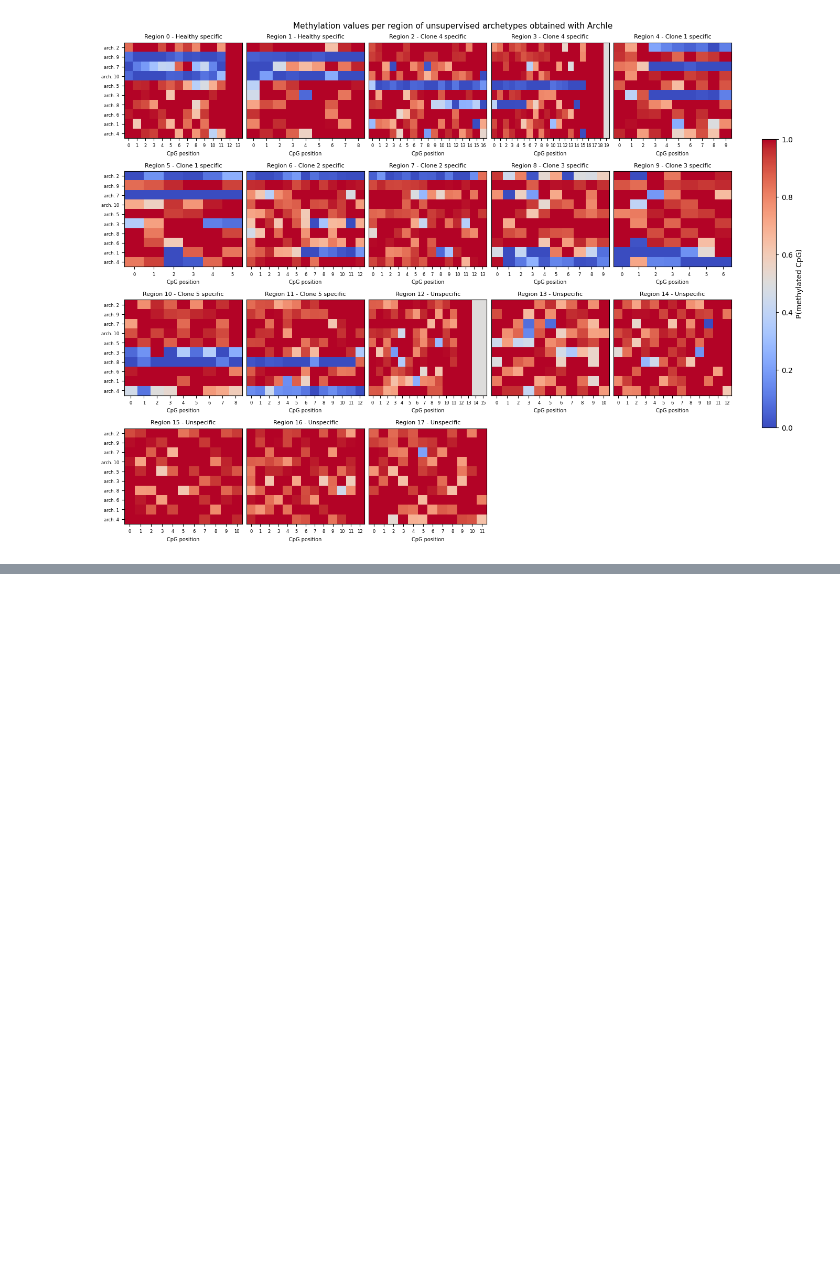
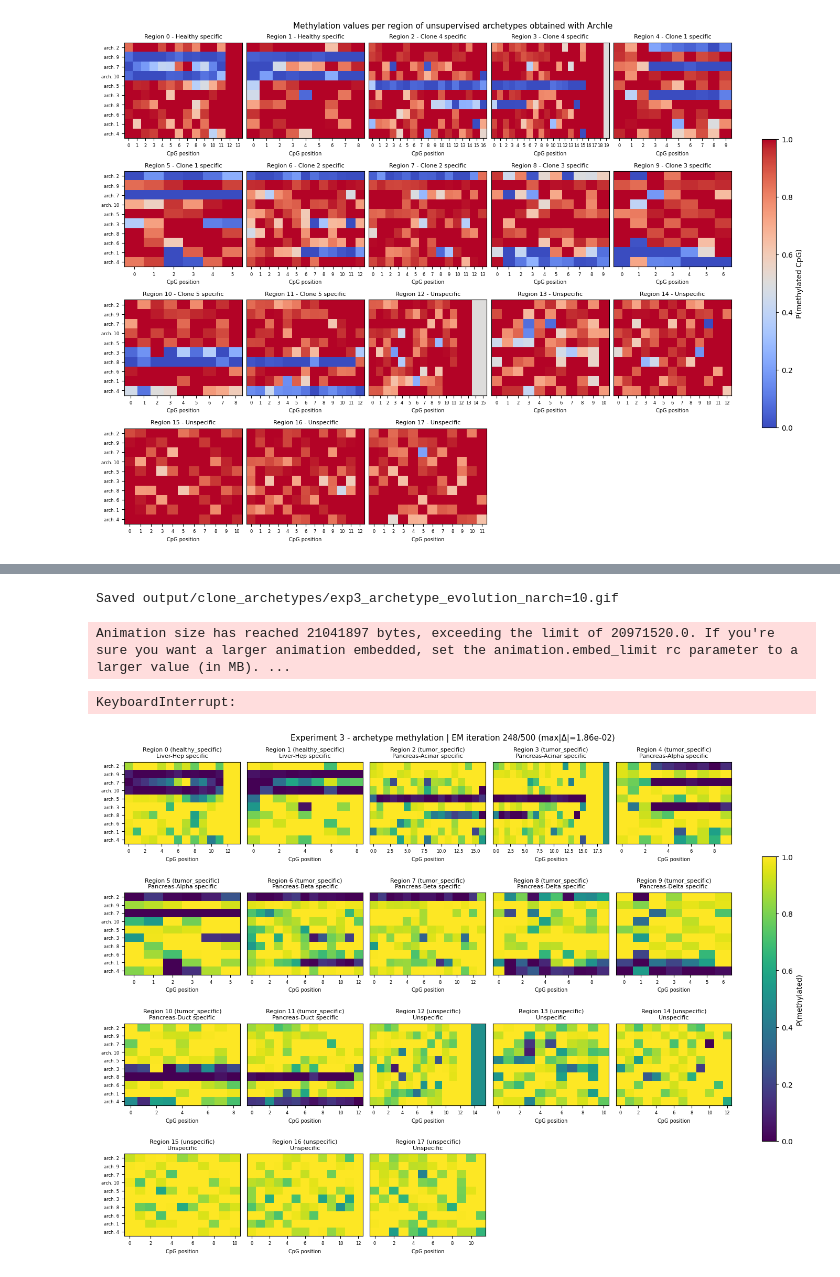
Before and after one commit to CompEpigen/syto, a Jupyter notebook: EDA/extract_soft_labels_from_noisy_samples/clone_archetypes/exp_clone_archetypes.ipynb, the cells around one changed output, grey strips where cells are left out. Drawn from its saved outputs; the diff is of its cells as text; code cells hidden in the pictures; blank space fills up the shorter version.

```diff
--- a/EDA/extract_soft_labels_from_noisy_samples/clone_archetypes/exp_clone_archetypes.ipynb
+++ b/EDA/extract_soft_labels_from_noisy_samples/clone_archetypes/exp_clone_archetypes.ipynb
@@ -1773,0 +1826,78 @@ plt.show()
+# %%
+# Animate the per-region archetype methylation grid across EM iterations.
+# The grid layout matches the static heatmap above (near-square, regions clearly
+# separated, arch_order rows). We display an inline player with a scrub slider
+# (to_jshtml) and also save a shareable GIF.
+from matplotlib import animation
+
+
+def build_archetype_grid(archetypes_by_region, regions, arch_order):
+    """Build the per-region methylation grid; return (fig, {region_id: im}, ids)."""
+    region_ids = [
+        r["region_id"] for r in regions if r["region_id"] in archetypes_by_region
+    ]
+    n_reg = len(region_ids)
+    ncols = math.ceil(math.sqrt(n_reg))
+    nrows = math.ceil(n_reg / ncols)
+    fig, axes = plt.subplots(
+        nrows, ncols, figsize=(2.7 * ncols, 2.5 * nrows), squeeze=False,
+        layout="constrained",
+    )
+    region_setting = {r["region_id"]: r for r in regions}
+    arch_labels = [f"arch. {a + 1}" for a in arch_order]
+    ims = {}
+    for k, region_id in enumerate(region_ids):
+        ax = axes[k // ncols][k % ncols]
+        meth = archetypes_by_region[region_id][arch_order]
+        ims[region_id] = ax.imshow(meth, aspect="auto", cmap="coolwarm", vmin=0, vmax=1)
+        info = region_setting[region_id]
+        title = f"Region {region_id} ({info['setting']})"
+        title += "\nUnspecific" if info["setting"] == "unspecific" else f"\n{info['target']} specific"
+        ax.set_title(title, fontsize=8)
+        ax.set_xlabel("CpG position", fontsize=7)
+        ax.tick_params(labelsize=6)
+        if k % ncols == 0:
+            ax.set_yticks(range(len(arch_order)))
+            ax.set_yticklabels(arch_labels, fontsize=6)
+        else:
+            ax.set_yticks([])
+    for k in range(n_reg, nrows * ncols):
+        axes[k // ncols][k % ncols].axis("off")
+    fig.set_constrained_layout_pads(hspace=0.12, wspace=0.05)
+    fig.colorbar(ims[region_ids[0]], ax=axes.ravel().tolist(), shrink=0.6, label="P(methylated)")
+    return fig, ims, region_ids
+
+
+fig, ims, region_ids = build_archetype_grid(
+    exp3_history[0]["archetypes"], exp3_selected_regions, arch_order
+)
+suptitle = fig.suptitle("", fontsize=11)
+last_iter = exp3_history[-1]["iteration"]
+
+
+def _update(frame):
+    snap = exp3_history[frame]
+    for region_id in region_ids:
+        ims[region_id].set_data(snap["archetypes"][region_id][arch_order])
+    delta = snap["delta"]
+    delta_str = "initialization" if not np.isfinite(delta) else f"max|\u0394|={delta:.2e}"
+    suptitle.set_text(
+        f"Experiment 3 - archetype methylation | EM iteration "
+        f"{snap['iteration']}/{last_iter} ({delta_str})"
+    )
+    return list(ims.values()) + [suptitle]
+
+
+anim = animation.FuncAnimation(
+    fig, _update, frames=len(exp3_history), interval=350, blit=False
+)
+gif_path = OUTPUT_DIR / f"exp3_archetype_evolution_narch={EXP3_N_ARCHETYPES}.gif"
+anim.save(gif_path, writer=animation.PillowWriter(fps=3))
+print(f"Saved {gif_path}")
+
+plt.close(fig)  # prevent a duplicate static figure from being displayed
+# %% [output]
+Saved output/clone_archetypes/exp3_archetype_evolution_narch=10.gif
+Animation size has reached 21041897 bytes, exceeding the limit of 20971520.0. If you're sure you want a larger animation embedded, set the animation.embed_limit rc parameter to a larger value (in MB). ...
+KeyboardInterrupt:
+[figure, added]
```
Also changed, not shown: parts of 8 cells of this notebook, 1 other file.
